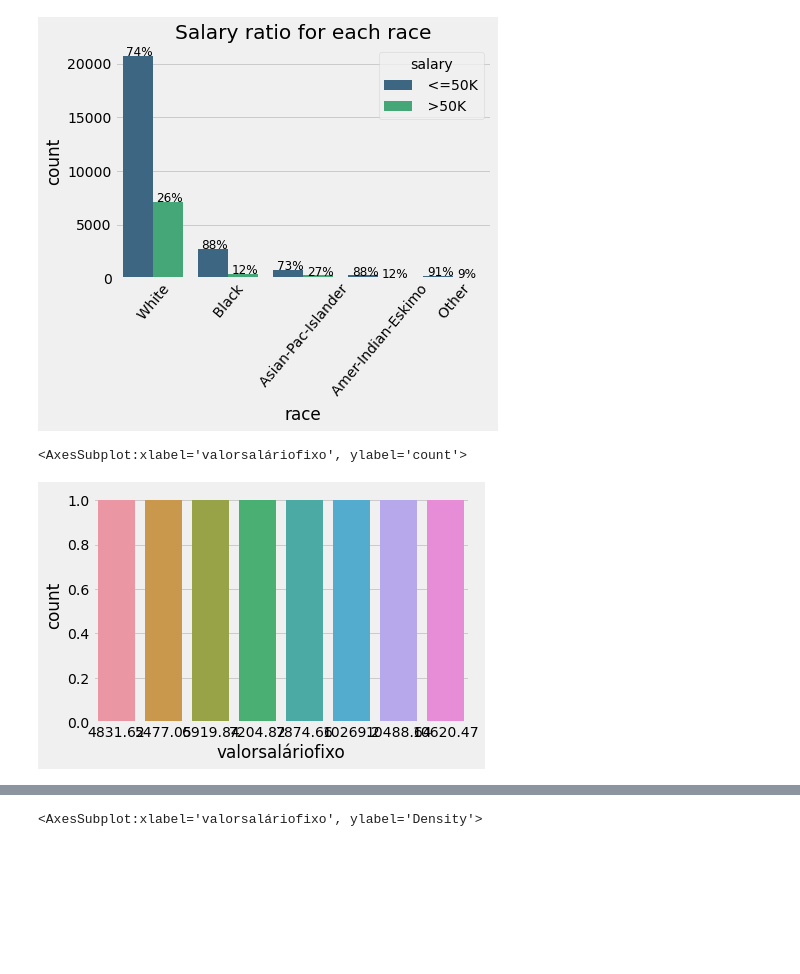
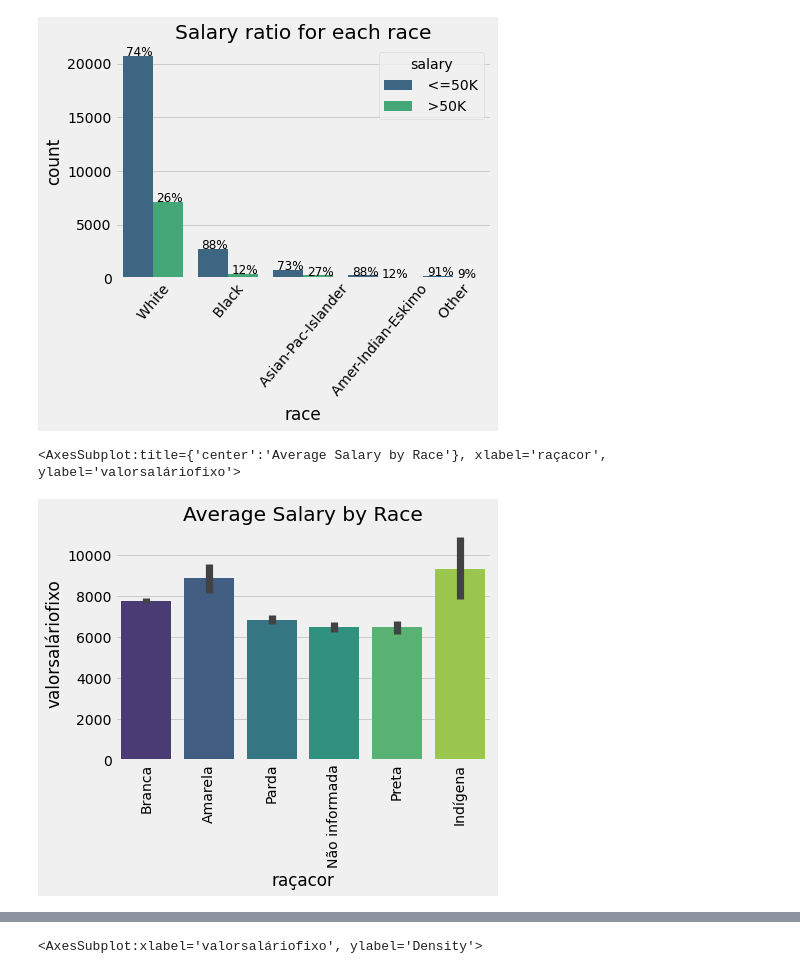
Before and after one commit to onemarcos/Tera---Salary-Prediction, a Jupyter notebook: Salary-Prediction.ipynb, the cells around one changed output, grey strips where cells are left out. Drawn from its saved outputs; the diff is of its cells as text; code cells hidden in the pictures; blank space fills up the shorter version.

```diff
--- a/Salary-Prediction.ipynb
+++ b/Salary-Prediction.ipynb
@@ -568,8 +562,10 @@ plt.xticks(rotation = 50)
 percen_hue(ax,df.race , 5,2)
 # %% [output]
 [figure]
-# %%
-sns.countplot(df.groupby('graudeinstrução')['valorsaláriofixo'].mean().round(2))
-# %% [output]
-<AxesSubplot:xlabel='valorsaláriofixo', ylabel='count'>
-[figure, removed]
+# %%
+plt.title('Average Salary by Race')
+plt.xticks(rotation = 90)
+sns.barplot(data=df.replace(label_quali), x="raçacor", y="valorsaláriofixo", palette='viridis')
+# %% [output]
+<AxesSubplot:title={'center':'Average Salary by Race'}, xlabel='raçacor', ylabel='valorsaláriofixo'>
+[figure, added]
```
Also changed, not shown: parts of 28 cells of this notebook.
